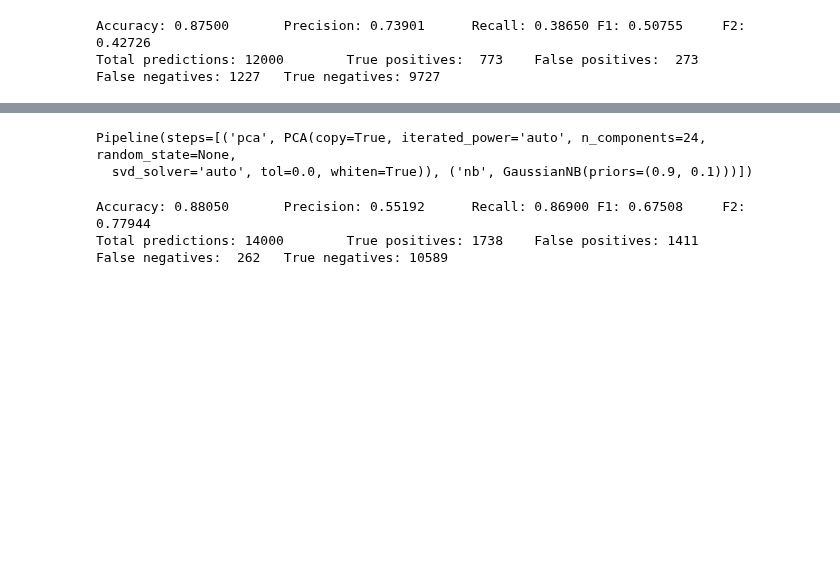
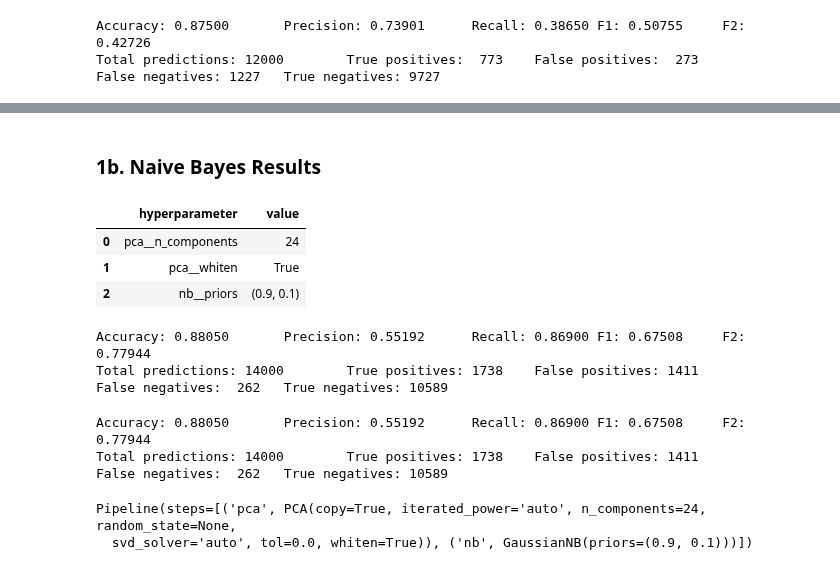
Before and after one commit to marty-vanhoof/Identifying_Fraud_from_Enron_Data, a Jupyter notebook: enron_report.ipynb, the cells around one changed output, grey strips where cells are left out. Drawn from its saved outputs; the diff is of its cells as text; code cells hidden in the pictures; blank space fills up the shorter version.

Commit message:
Fix Naive Bayes, add display_results()

```diff
--- a/enron_report.ipynb
+++ b/enron_report.ipynb
@@ -602,17 +607,42 @@ def tune_nb_clf(f_list, scaling=True):
     # the optimal model from GridSearchCV is
     nb_clf = grid_search.best_estimator_
 
-    return nb_clf
+    return nb_clf, param_grid
 
-nb_clf = tune_nb_clf(new_features_list, scaling=False)
+nb_clf, nb_grid = tune_nb_clf(new_features_list, scaling=False)
+# %% [markdown]
+<a id="nb_results"></a>
+### 1b. Naive Bayes Results
+# %%
+def display_results(estimator, param_grid):
+
+    best_parameters = estimator.get_params()
+    tuples = []
+    for parameter in param_grid.keys():
+        tuples.append((parameter, best_parameters[parameter]))
+
+    parameters_df = pd.DataFrame(tuples, columns=['hyperparameter', 'value'])
+    display(parameters_df)
+
+    test_classifier(estimator, new_data_dict, ['poi']+new_features_list)
+
+display_results(nb_clf, nb_grid)
+# %% [output]
+|  | hyperparameter | value |
+| 0 | pca__n_components | 24 |
+| 1 | pca__whiten | True |
+| 2 | nb__priors | (0.9, 0.1) |
+Accuracy: 0.88050       Precision: 0.55192      Recall: 0.86900 F1: 0.67508     F2: 0.77944
+Total predictions: 14000        True positives: 1738    False positives: 1411
+False negatives:  262   True negatives: 10589
+# %%
+test_classifier(nb_clf, new_data_dict, ['poi']+new_features_list)
+# %% [output]
+Accuracy: 0.88050       Precision: 0.55192      Recall: 0.86900 F1: 0.67508     F2: 0.77944
+Total predictions: 14000        True positives: 1738    False positives: 1411
+False negatives:  262   True negatives: 10589
 # %%
 nb_clf
 # %% [output]
 Pipeline(steps=[('pca', PCA(copy=True, iterated_power='auto', n_components=24, random_state=None,
   svd_solver='auto', tol=0.0, whiten=True)), ('nb', GaussianNB(priors=(0.9, 0.1)))])
-# %%
-test_classifier(nb_clf, new_data_dict, ['poi']+new_features_list)
-# %% [output]
-Accuracy: 0.88050       Precision: 0.55192      Recall: 0.86900 F1: 0.67508     F2: 0.77944
-Total predictions: 14000        True positives: 1738    False positives: 1411
-False negatives:  262   True negatives: 10589
```
Also changed, not shown: parts of 9 cells of this notebook.
